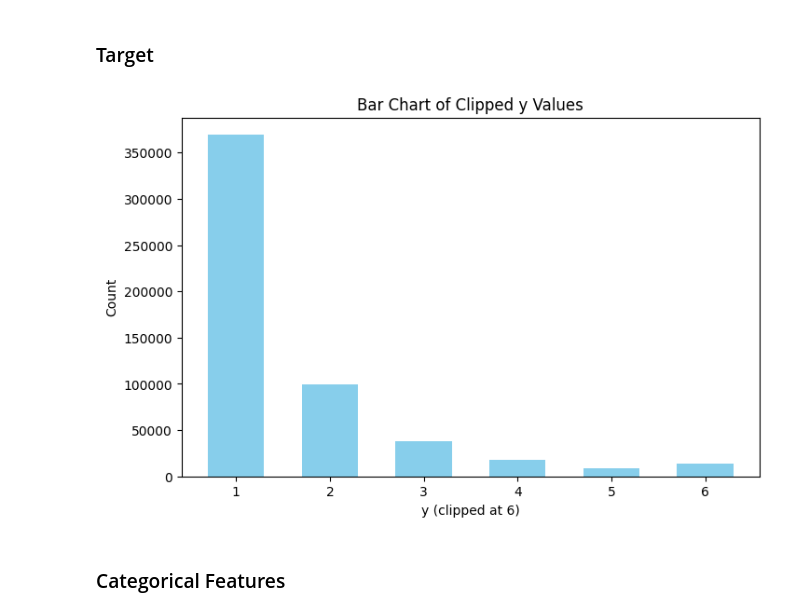
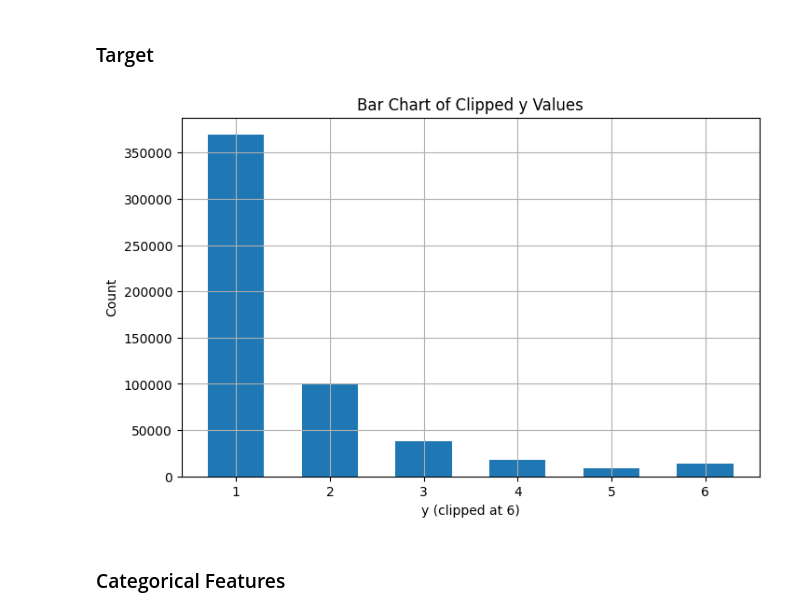
Before and after one commit to goravk95/311-service-requests, a Jupyter notebook: notebooks/Step 4 - Feature Engineering.ipynb, the cells around one changed output. Cells and saved outputs as stored; diff of their text form; code cells hidden in the pictures.

```diff
--- a/notebooks/Step 4 - Feature Engineering.ipynb
+++ b/notebooks/Step 4 - Feature Engineering.ipynb
@@ -93,15 +390,16 @@ DataFrameGroupBy.apply operated on the grouping columns. This behavior is deprec
 # %%
 counts = forecast_panel['y'].clip(upper=6).value_counts().sort_index()
 
 plt.figure(figsize=(8,5))
-plt.bar(counts.index, counts.values, width=0.6, color='skyblue')
+plt.bar(counts.index, counts.values, width=0.6)
 plt.xlabel('y (clipped at 6)')
 plt.ylabel('Count')
 plt.title('Bar Chart of Clipped y Values')
 plt.xticks(counts.index)
+plt.grid()
 plt.show()
 # %% [output]
-[figure, old version]
+[figure, new version]
 # %% [markdown]
 ### Categorical Features
 # %%
```
Also changed, not shown: parts of 9 cells of this notebook, 2 other files.
